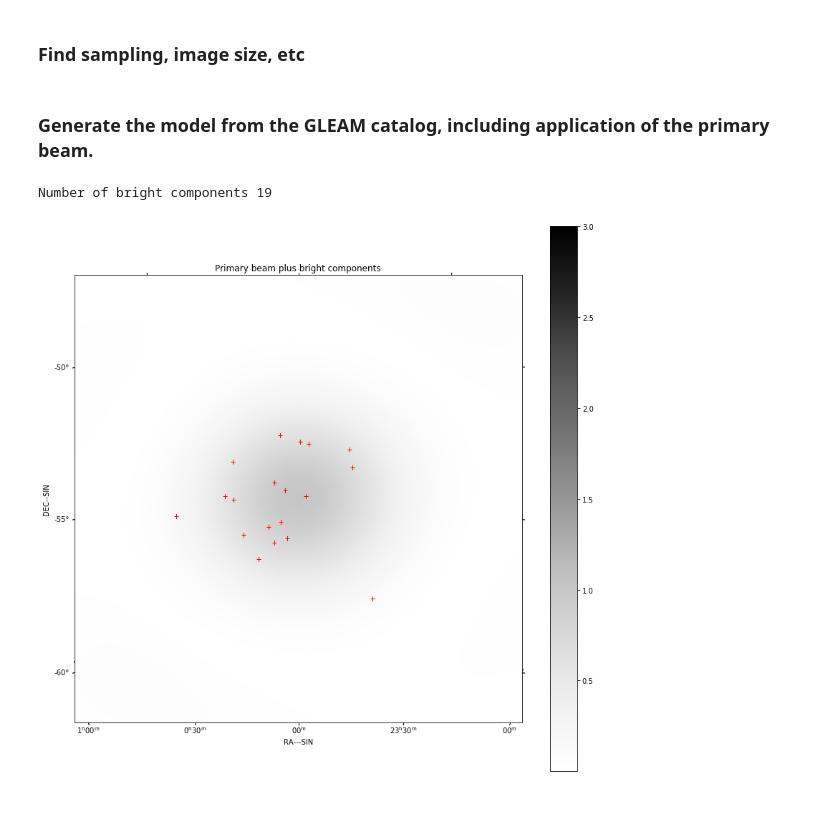
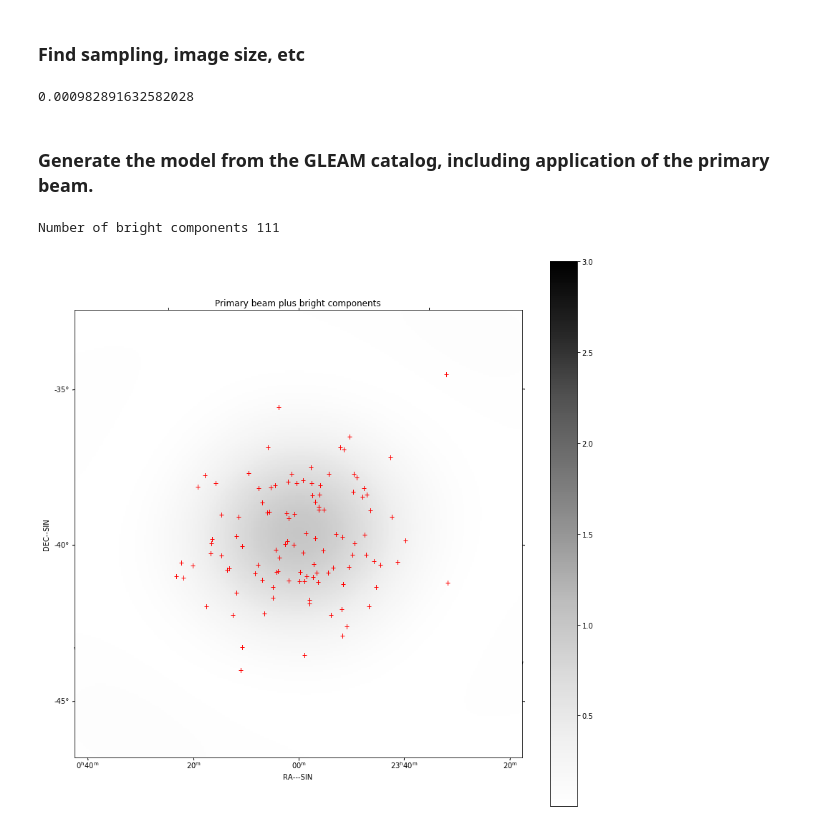
Before and after one commit to timcornwell/low-sims, a Jupyter notebook: low-sims-cluster.ipynb, the cells around one changed output. Saved outputs shown, nothing was run; the diff lists cells and outputs as text; code cells hidden in the pictures.

```diff
--- a/low-sims-cluster.ipynb
+++ b/low-sims-cluster.ipynb
@@ -88,7 +69,7 @@ pylab.rcParams['image.cmap'] = 'rainbow'
 nfreqwin = 1
 ntimes = 61
 rmax = 550.0
-dec = -55.0 * u.deg
+dec = -40.0 * u.deg
 frequency = numpy.linspace(1e8, 1.3e8, nfreqwin)
 if nfreqwin > 1:
     channel_bandwidth = numpy.array(nfreqwin * [frequency[1] - frequency[0]])
@@ -129,38 +102,42 @@ else:
+# %%
+print(cellsize)
+# %% [output]
+0.000982891632582028
 # %% [markdown]
 ### Generate the model from the GLEAM catalog, including application of the primary beam.
 # %%
-flux_limit=0.1
+flux_limit = 0.05
 beam = create_image_from_visibility(
     blockvis,
     npixel=npixel,
     frequency=frequency,
     nchan=nfreqwin,
     cellsize=cellsize,
     phasecentre=phasecentre)
 beam = create_low_test_beam(beam)
 
 original_gleam_components = create_low_test_skycomponents_from_gleam(
     flux_limit=flux_limit,
     phasecentre=phasecentre,
     frequency=frequency,
     polarisation_frame=PolarisationFrame('stokesI'),
     radius=0.2)
 
 pb_gleam_components = apply_beam_to_skycomponent(original_gleam_components,
                                                  beam)
 bright_components = filter_skycomponents_by_flux(
-    pb_gleam_components, flux_min=1.0)
+    pb_gleam_components, flux_min=0.3)
 all_components = filter_skycomponents_by_flux(
     pb_gleam_components, flux_min=flux_limit)
 
 show_image(
     beam,
     components=bright_components,
     cm='Greys',
     title='Primary beam plus bright components',
     vmax=3.0)
 
 lprint("Number of bright components %d" % len(bright_components))
 # %% [output]
-Number of bright components 19
+Number of bright components 111
-[figure, old version]
+[figure, new version]
```
Also changed, not shown: parts of 12 cells of this notebook, 24 other files.
